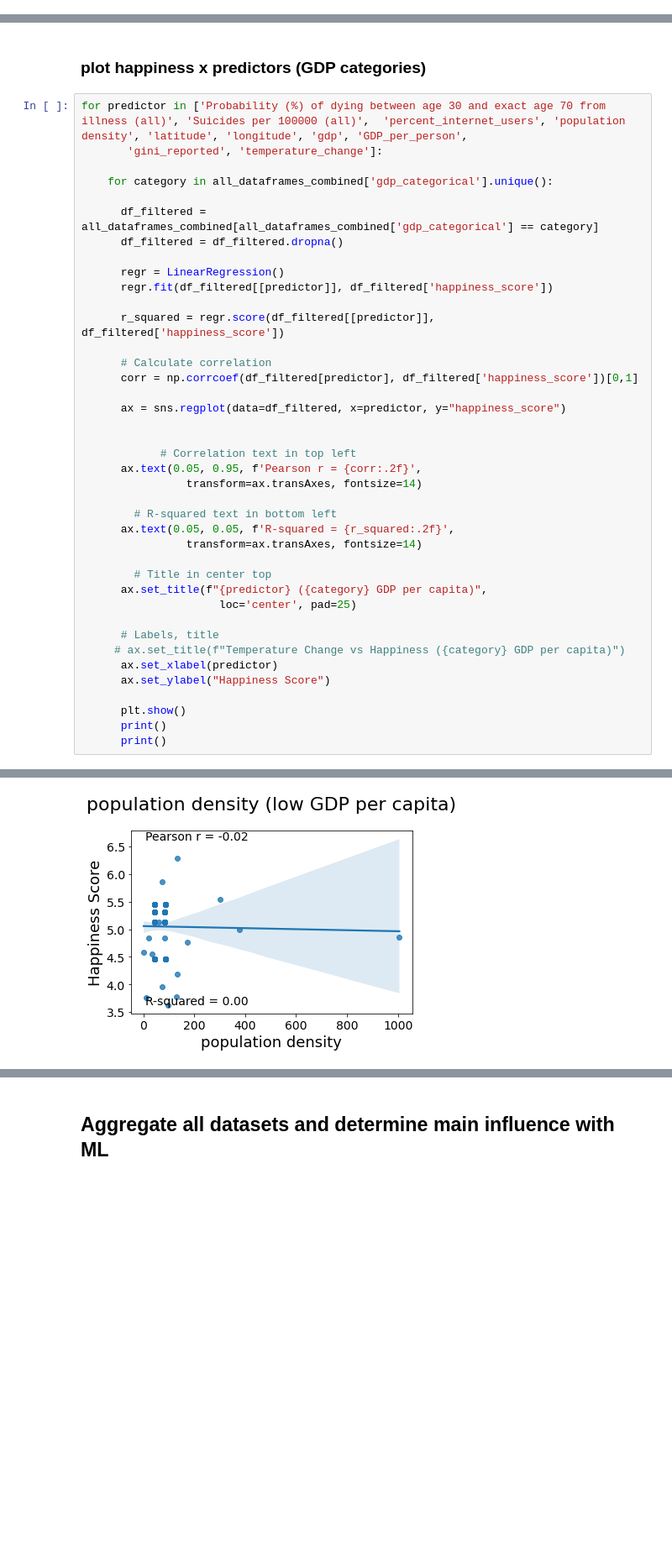
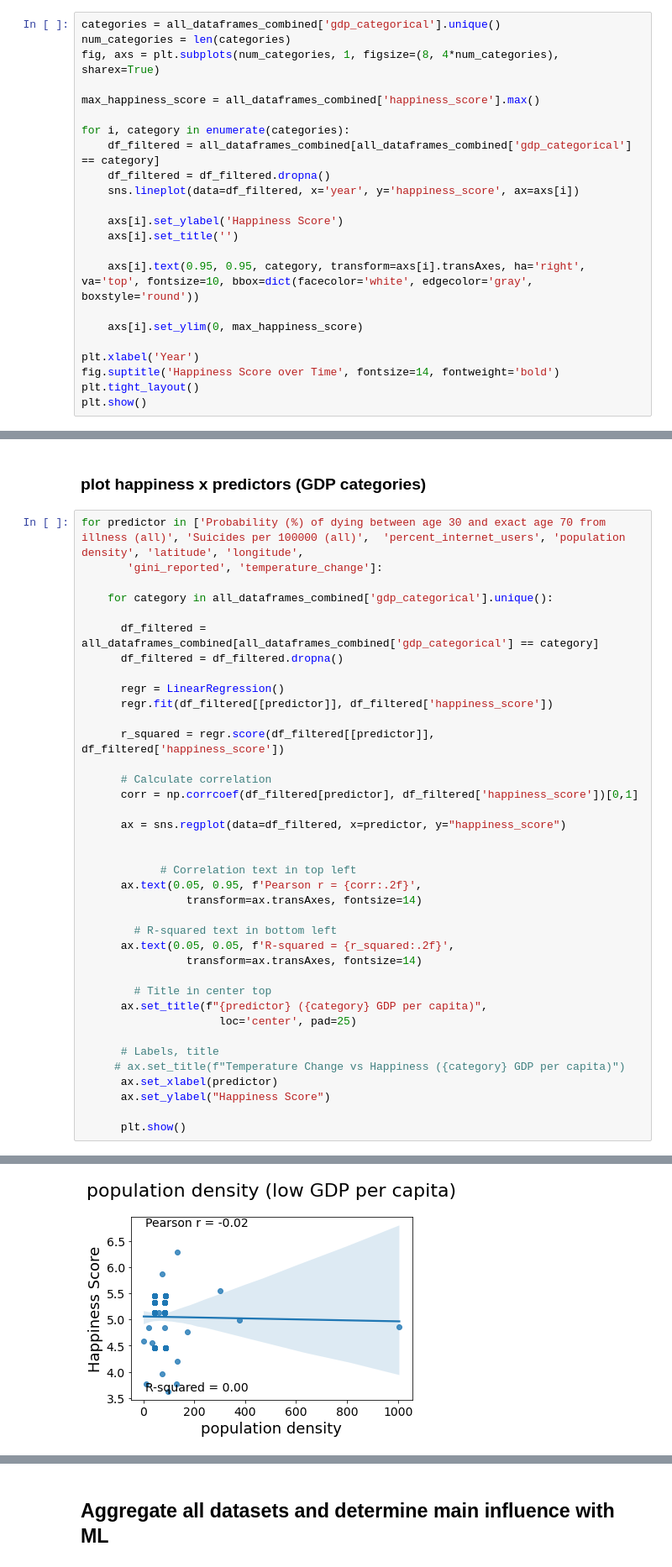
Before and after one commit to Dariokula/VisualizationProj23, a Jupyter notebook: all_datsets_26_08_Dario.ipynb, the cells around one changed output, grey strips where cells are left out. Shown at 84% size. Cells and saved outputs as stored; diff of their text form; blank space fills up the shorter version.

```diff
--- a/all_datsets_26_08_Dario.ipynb
+++ b/all_datsets_26_08_Dario.ipynb
@@ -934,0 +969,23 @@ all_dataframes_combined['gdp_categorical'] = pd.cut(all_dataframes_combined['GDP
+# %%
+categories = all_dataframes_combined['gdp_categorical'].unique()
+num_categories = len(categories)
+fig, axs = plt.subplots(num_categories, 1, figsize=(8, 4*num_categories), sharex=True)
+
+max_happiness_score = all_dataframes_combined['happiness_score'].max()
+
+for i, category in enumerate(categories):
+    df_filtered = all_dataframes_combined[all_dataframes_combined['gdp_categorical'] == category]
+    df_filtered = df_filtered.dropna()
+    sns.lineplot(data=df_filtered, x='year', y='happiness_score', ax=axs[i])
+
+    axs[i].set_ylabel('Happiness Score')
+    axs[i].set_title('')
+
+    axs[i].text(0.95, 0.95, category, transform=axs[i].transAxes, ha='right', va='top', fontsize=10, bbox=dict(facecolor='white', edgecolor='gray', boxstyle='round'))
+
+    axs[i].set_ylim(0, max_happiness_score)
+
+plt.xlabel('Year')
+fig.suptitle('Happiness Score over Time', fontsize=14, fontweight='bold')
+plt.tight_layout()
+plt.show()
@@ -935,7 +994,7 @@ all_dataframes_combined['gdp_categorical'] = pd.cut(all_dataframes_combined['GDP
 # %% [markdown]
 ### plot happiness x predictors (GDP categories)
 # %%
-for predictor in ['Probability (%) of dying between age 30 and exact age 70 from illness (all)', 'Suicides per 100000 (all)',  'percent_internet_users', 'population density', 'latitude', 'longitude', 'gdp', 'GDP_per_person',
+for predictor in ['Probability (%) of dying between age 30 and exact age 70 from illness (all)', 'Suicides per 100000 (all)',  'percent_internet_users', 'population density', 'latitude', 'longitude',
        'gini_reported', 'temperature_change']:
 
     for category in all_dataframes_combined['gdp_categorical'].unique():
@@ -972,8 +1031,6 @@ for predictor in ['Probability (%) of dying between age 30 and exact age 70 from
       ax.set_ylabel("Happiness Score")
 
       plt.show()
-      print()
-      print()
 # %% [output]
 [figure]
 [figure]
@@ -988,2 +1045,2 @@ for predictor in ['Probability (%) of dying between age 30 and exact age 70 from
 [figure]
-[figure, old version]
+[figure, new version]
```
Also changed, not shown: parts of 7 cells of this notebook.
